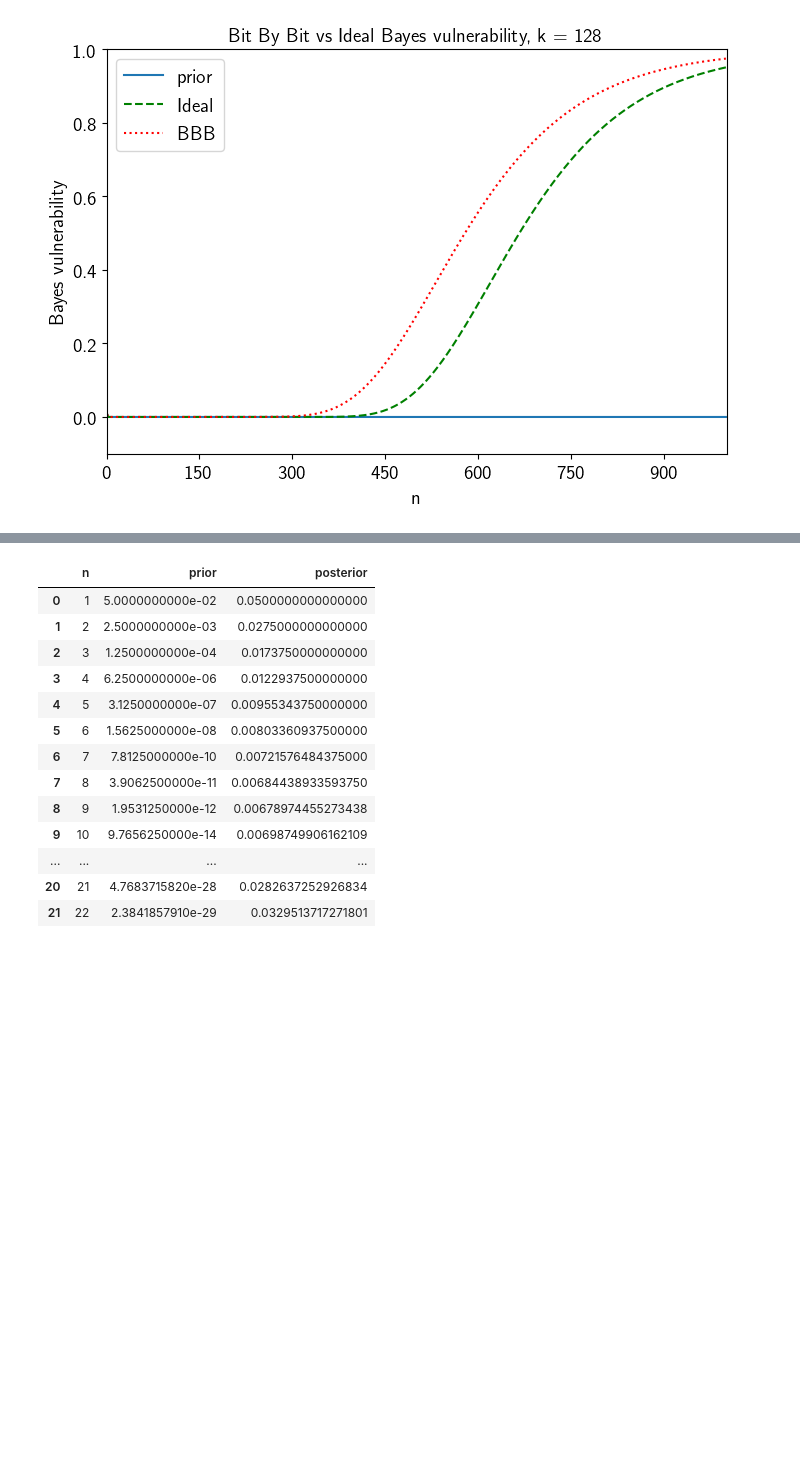
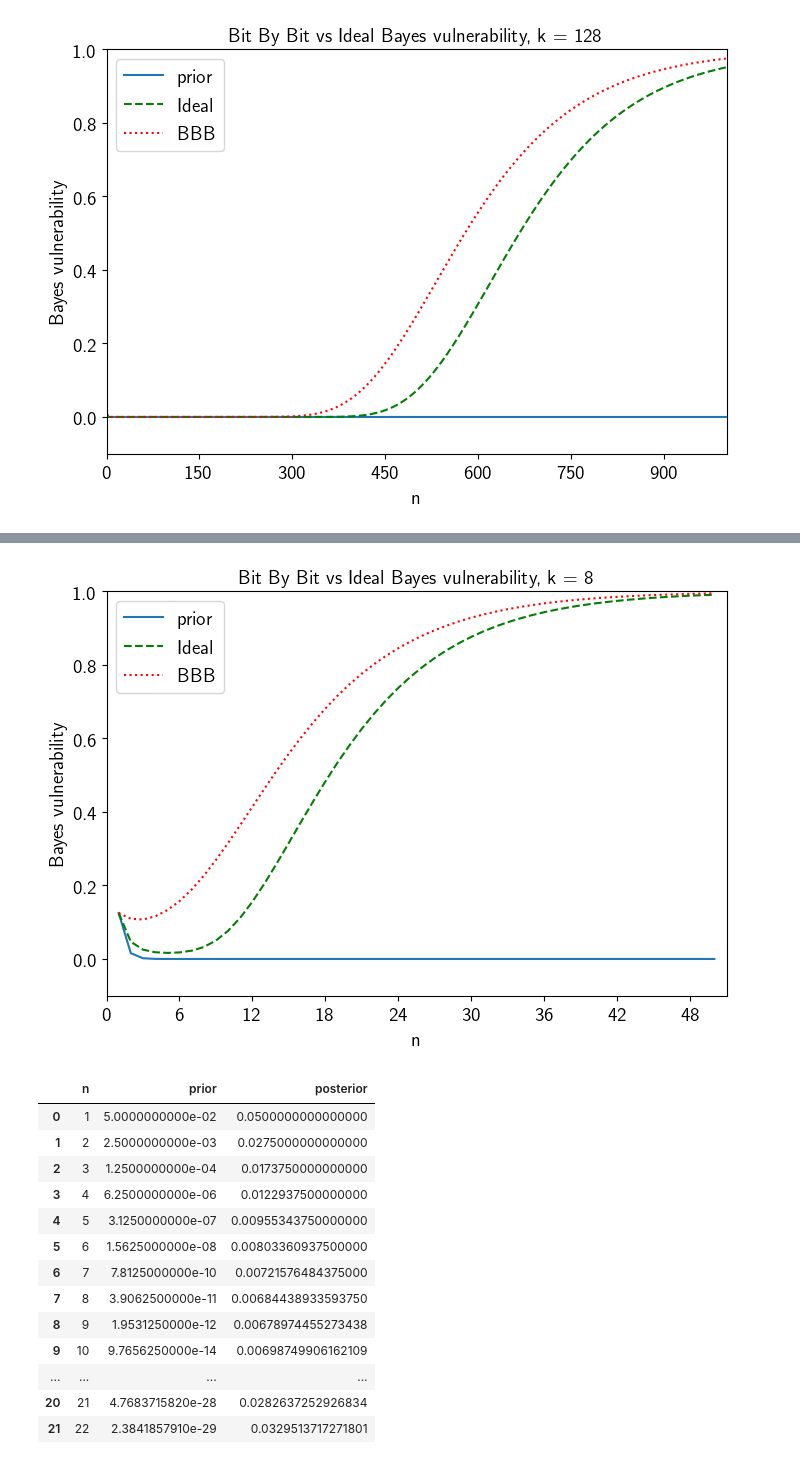
Before and after one commit to majk12/ore, a Jupyter notebook: ore_BbB_bayes.ipynb, the cells around one changed output, grey strips where cells are left out. Cells and saved outputs as stored; diff of their text form; code cells hidden in the pictures; blank space fills up the shorter version.

```diff
--- a/ore_BbB_bayes.ipynb
+++ b/ore_BbB_bayes.ipynb
@@ -676,3 +600,12 @@ graph_it_vs(n_range, k, df128vs1000)
+# %%
+n_range = 50
+k = 8
+M = bit_pattern_fork(k, k)
+df = df_uni_ore_idealvsBBB_bayes(n_range, k, M)
+# %%
+graph_it_vs(n_range, k, df)
+# %% [output]
+[figure, added]
 # %%
 def graph_it_bayes(n_range, k, df):
     ax = plt.figure().gca()
```
Also changed, not shown: parts of 21 cells of this notebook, 2 other files.
